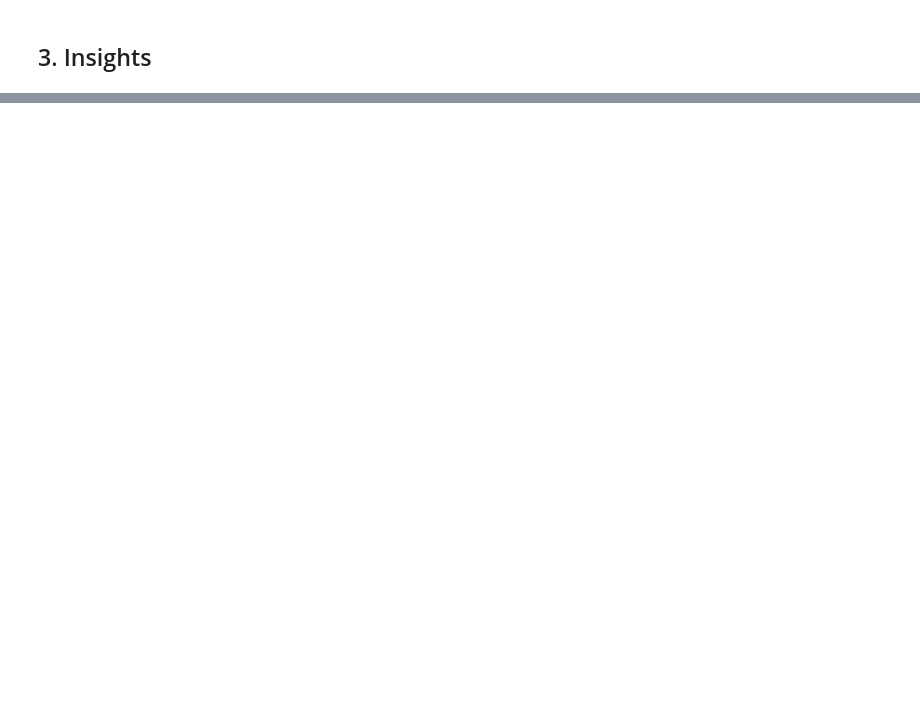
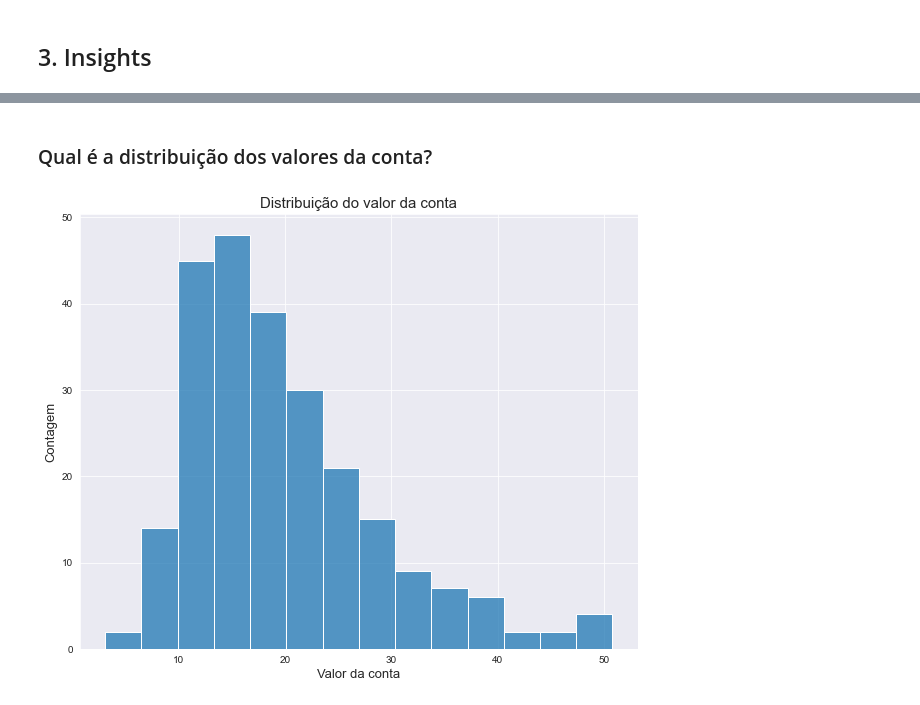
Before and after one commit to PedroJoas/avanti-bootcamp-cdd, a Jupyter notebook: notebooks/01-exploratory_data_analysis.ipynb, the cells around one changed output, grey strips where cells are left out. Saved outputs shown, nothing was run; the diff lists cells and outputs as text; code cells hidden in the pictures; blank space fills up the shorter version.

```diff
--- a/notebooks/01-exploratory_data_analysis.ipynb
+++ b/notebooks/01-exploratory_data_analysis.ipynb
@@ -5,2 +3,12 @@ import pandas as pd
+# %%
+import pandas as pd
+import matplotlib.pyplot as plt
+import seaborn as sns
+from scipy.stats import pearsonr, spearmanr
+
+sns.set_style('darkgrid')
 # %% [markdown]
 ## 1. Descrição dos dados
+# %%
+tips = pd.read_csv('../data/raw/tips.csv')
+tips.head()
@@ -36,0 +89,13 @@ dictionary
+# %% [markdown]
+### Qual é a distribuição dos valores da conta?
+# %%
+plt.figure(figsize=(10,8))
+sns.histplot(data=tips, x= 'total_bill')
+
+plt.title('Distribuição do valor da conta', fontsize=15)
+plt.xlabel('Valor da conta', fontsize=13)
+plt.ylabel('Contagem', fontsize=13)
+
+plt.show()
+# %% [output]
+[figure, added]
```
Also changed, not shown: parts of 32 cells of this notebook.
